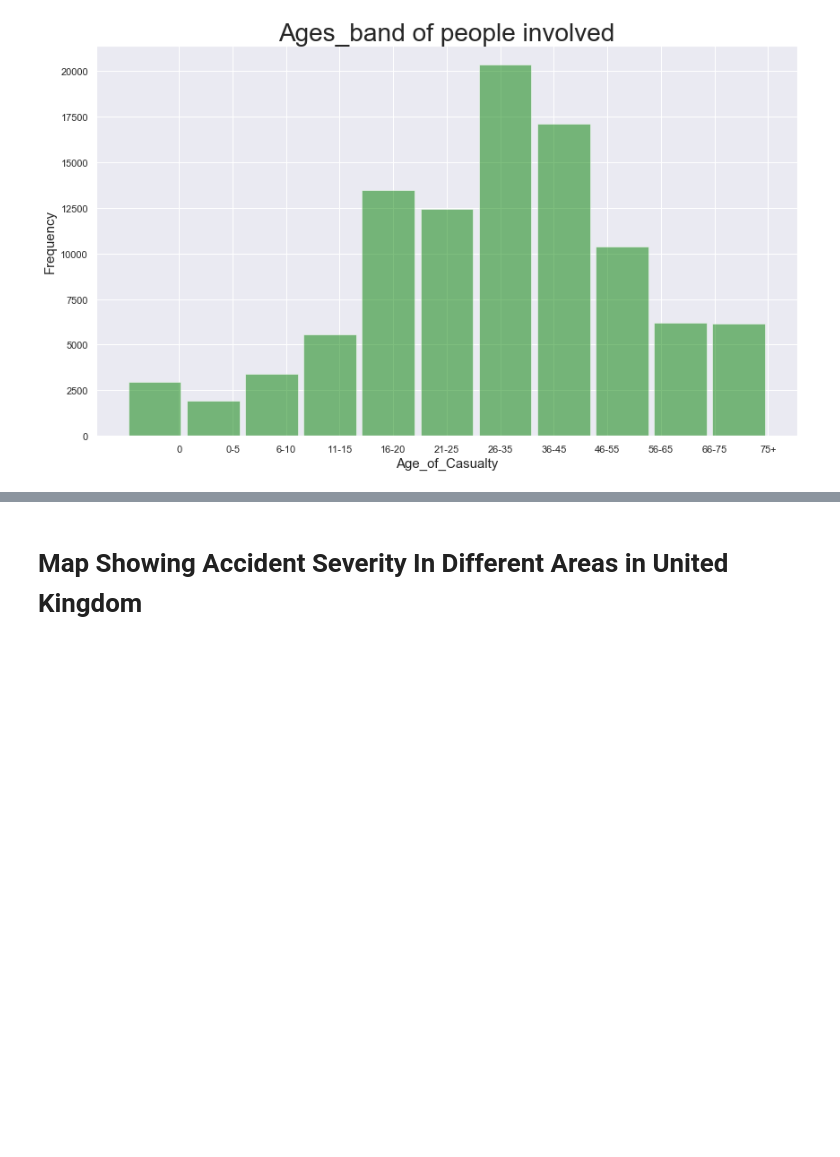
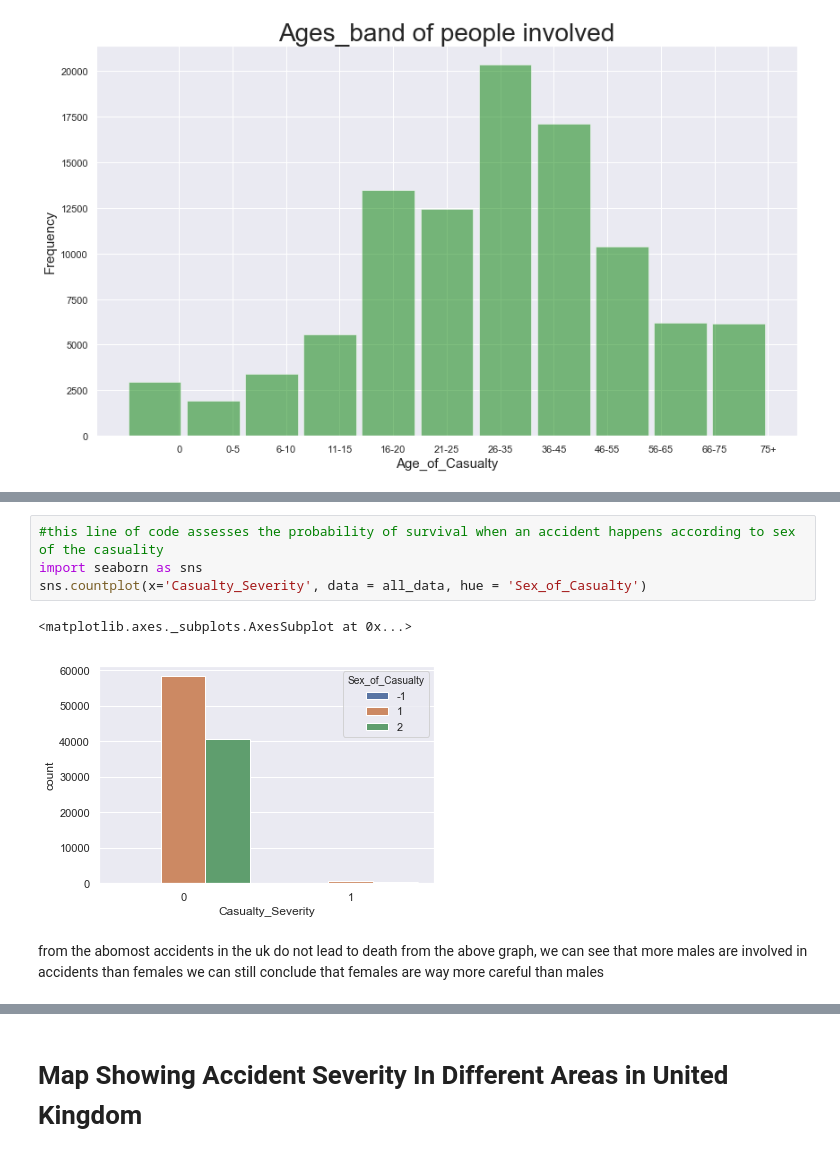
Before and after one commit to BrunoJay/Python-recess-project, a Jupyter notebook: uploadingClean.ipynb, the cells around one changed output, grey strips where cells are left out. Saved outputs shown, nothing was run; the diff lists cells and outputs as text; blank space fills up the shorter version.

```diff
--- a/uploadingClean.ipynb
+++ b/uploadingClean.ipynb
@@ -315,0 +365,10 @@ Text(0.5, 0, 'Age_of_Casualty')
+# %%
+#this line of code assesses the probability of survival when an accident happens according to sex of the casuality
+import seaborn as sns
+sns.countplot(x='Casualty_Severity', data = all_data, hue = 'Sex_of_Casualty')
+# %% [output]
+<matplotlib.axes._subplots.AxesSubplot at 0x...>
+[figure, added]
+# %% [markdown]
+ from the abomost accidents in the uk do not lead to death
+from the above graph, we can see that more males are involved in accidents than females we can still conclude that females are way more careful than males
```
Also changed, not shown: parts of 37 cells of this notebook.
